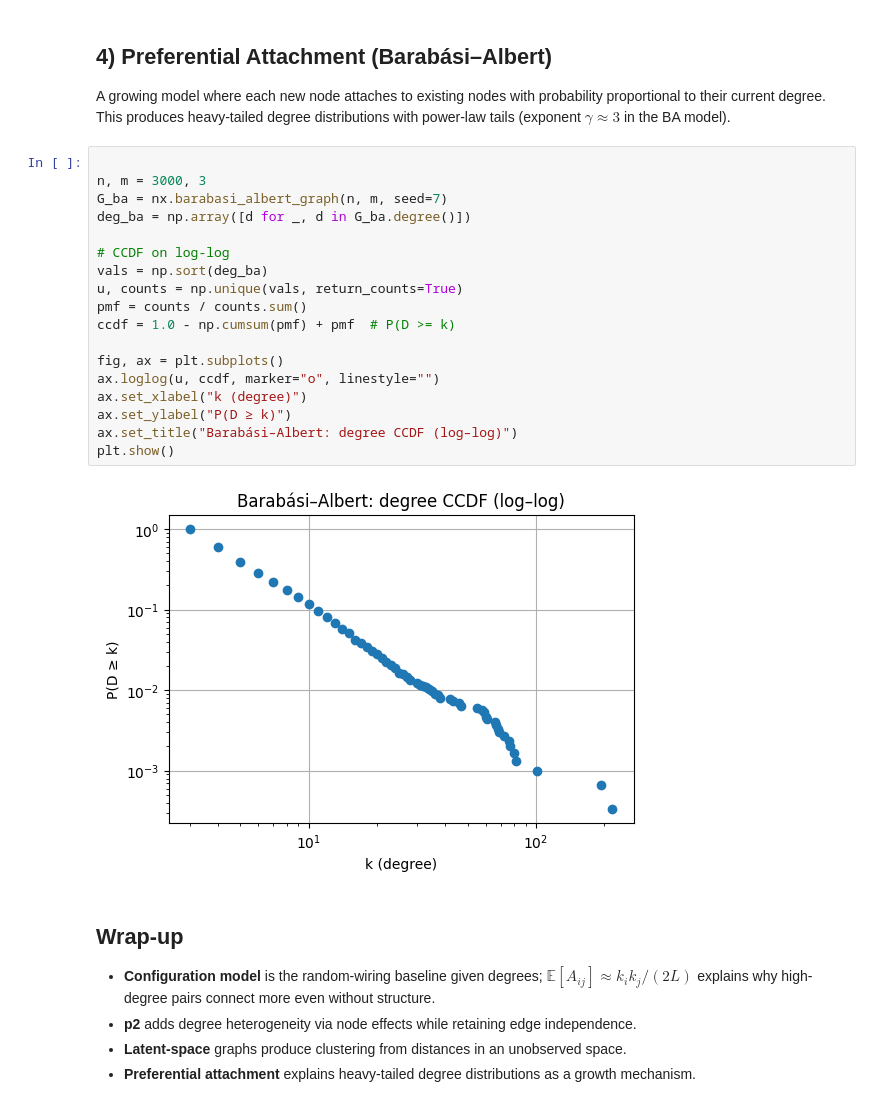
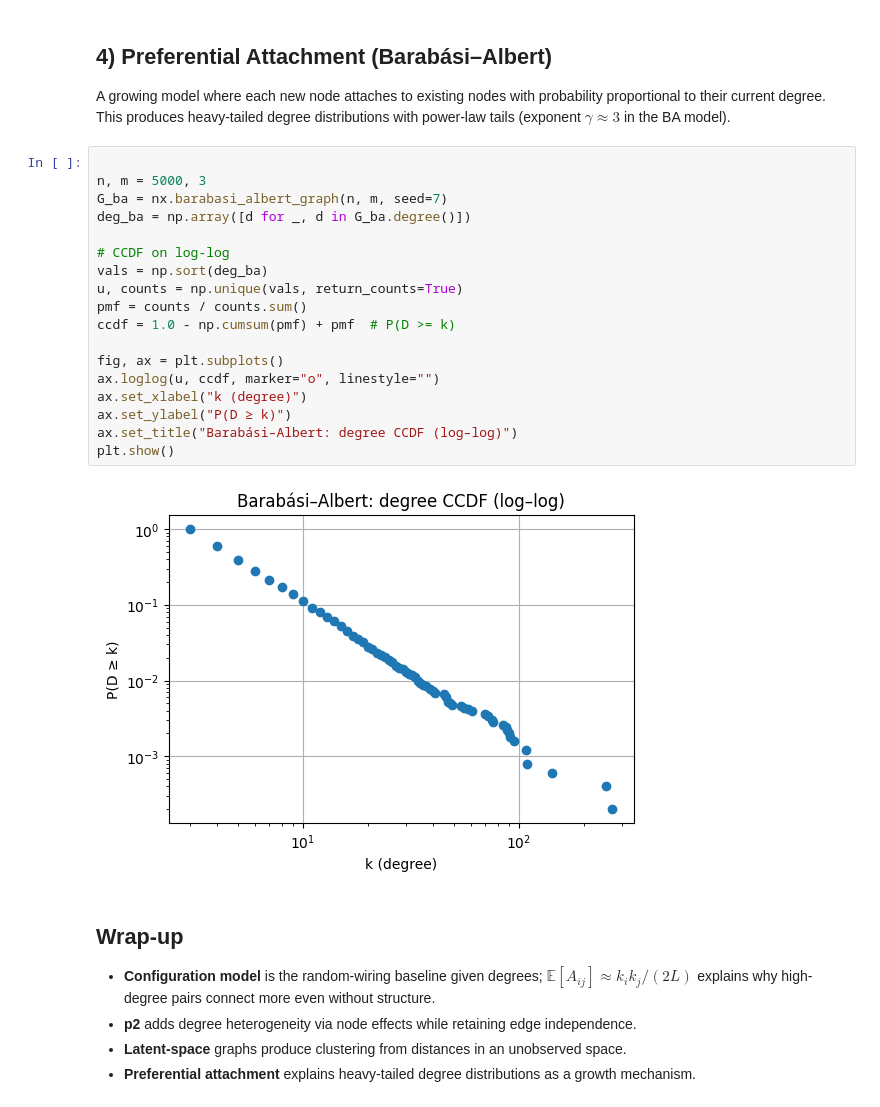
Before and after one commit to pzwiernik/22997-networks, a Jupyter notebook: colabs/NetworkNotebook4.ipynb, the cells around one changed output. Cells and saved outputs as stored; diff of their text form.

```diff
--- a/colabs/NetworkNotebook4.ipynb
+++ b/colabs/NetworkNotebook4.ipynb
@@ -186,24 +188,24 @@ A growing model where each new node attaches to existing nodes with probability
 This produces heavy-tailed degree distributions with power-law tails (exponent $\gamma \approx 3$ in the BA model).
 # %%
 
-n, m = 3000, 3
+n, m = 5000, 3
 G_ba = nx.barabasi_albert_graph(n, m, seed=7)
 deg_ba = np.array([d for _, d in G_ba.degree()])
 
 # CCDF on log-log
 vals = np.sort(deg_ba)
 u, counts = np.unique(vals, return_counts=True)
 pmf = counts / counts.sum()
 ccdf = 1.0 - np.cumsum(pmf) + pmf  # P(D >= k)
 
 fig, ax = plt.subplots()
 ax.loglog(u, ccdf, marker="o", linestyle="")
 ax.set_xlabel("k (degree)")
 ax.set_ylabel("P(D ≥ k)")
 ax.set_title("Barabási–Albert: degree CCDF (log–log)")
 plt.show()
 # %% [output]
-[figure, old version]
+[figure, new version]
 # %% [markdown]
 
 ## Wrap-up
```
Also changed, not shown: parts of 4 cells of this notebook.
